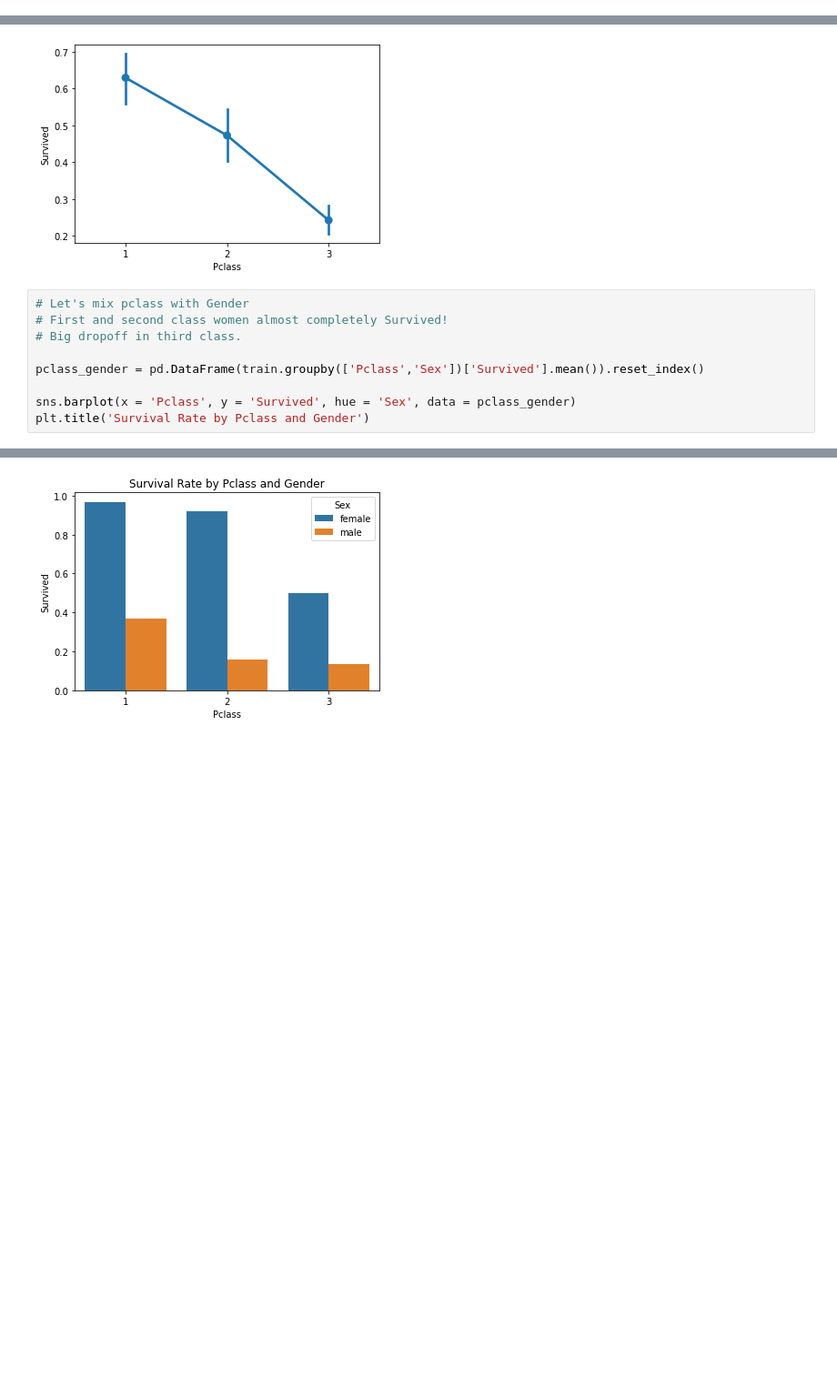
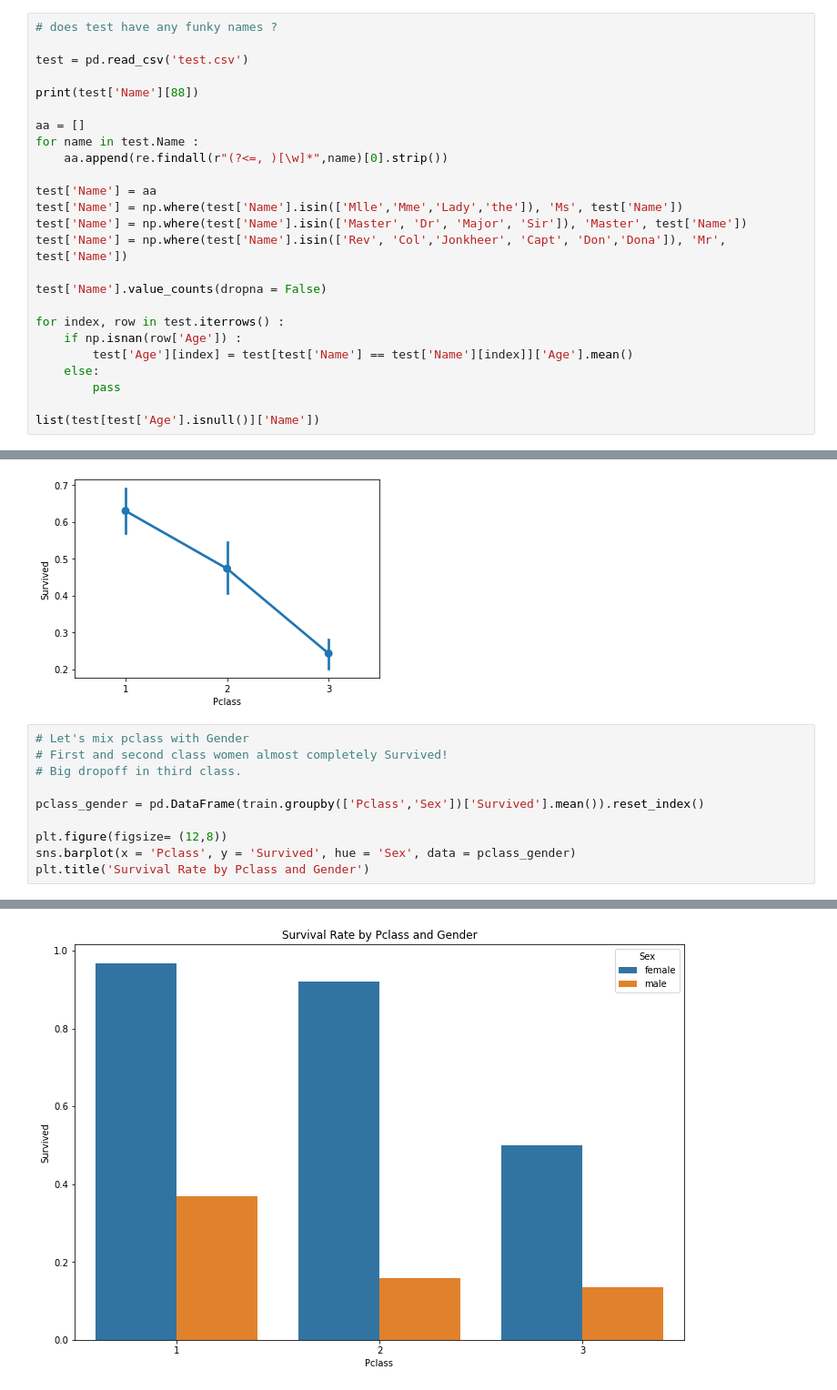
Before and after one commit to afolz121/titanic_model, a Jupyter notebook: discovery.ipynb, the cells around one changed output, grey strips where cells are left out. Shown at 91% size. Cells and saved outputs as stored; diff of their text form; blank space fills up the shorter version.

Commit message:
Major Changes. Pycaret intro.

```diff
--- a/discovery.ipynb
+++ b/discovery.ipynb
@@ -104,3 +106,28 @@ Capt          1
 Don           1
 Jonkheer      1
 Name: Name, dtype: int64
+# %%
+# does test have any funky names ?
+
+test = pd.read_csv('test.csv')
+
+print(test['Name'][88])
+
+aa = []
+for name in test.Name :
+    aa.append(re.findall(r"(?<=, )[\w]*",name)[0].strip())
+
+test['Name'] = aa
+test['Name'] = np.where(test['Name'].isin(['Mlle','Mme','Lady','the']), 'Ms', test['Name'])
+test['Name'] = np.where(test['Name'].isin(['Master', 'Dr', 'Major', 'Sir']), 'Master', test['Name'])
+test['Name'] = np.where(test['Name'].isin(['Rev', 'Col','Jonkheer', 'Capt', 'Don','Dona']), 'Mr', test['Name'])
+
+test['Name'].value_counts(dropna = False)
+
+for index, row in test.iterrows() :
+    if np.isnan(row['Age']) :
+        test['Age'][index] = test[test['Name'] == test['Name'][index]]['Age'].mean()
+    else:
+        pass
+
+list(test[test['Age'].isnull()]['Name'])
@@ -369,12 +408,13 @@ sns.pointplot(x = 'Pclass', y = 'Survived', data = train)
 # %%
 # Let's mix pclass with Gender
 # First and second class women almost completely Survived!
 # Big dropoff in third class.
 
 pclass_gender = pd.DataFrame(train.groupby(['Pclass','Sex'])['Survived'].mean()).reset_index()
 
+plt.figure(figsize= (12,8))
 sns.barplot(x = 'Pclass', y = 'Survived', hue = 'Sex', data = pclass_gender)
 plt.title('Survival Rate by Pclass and Gender')
 # %% [output]
 Text(0.5, 1.0, 'Survival Rate by Pclass and Gender')
-[figure, old version]
+[figure, new version]
```
Also changed, not shown: parts of 9 cells of this notebook, 5 other files.
